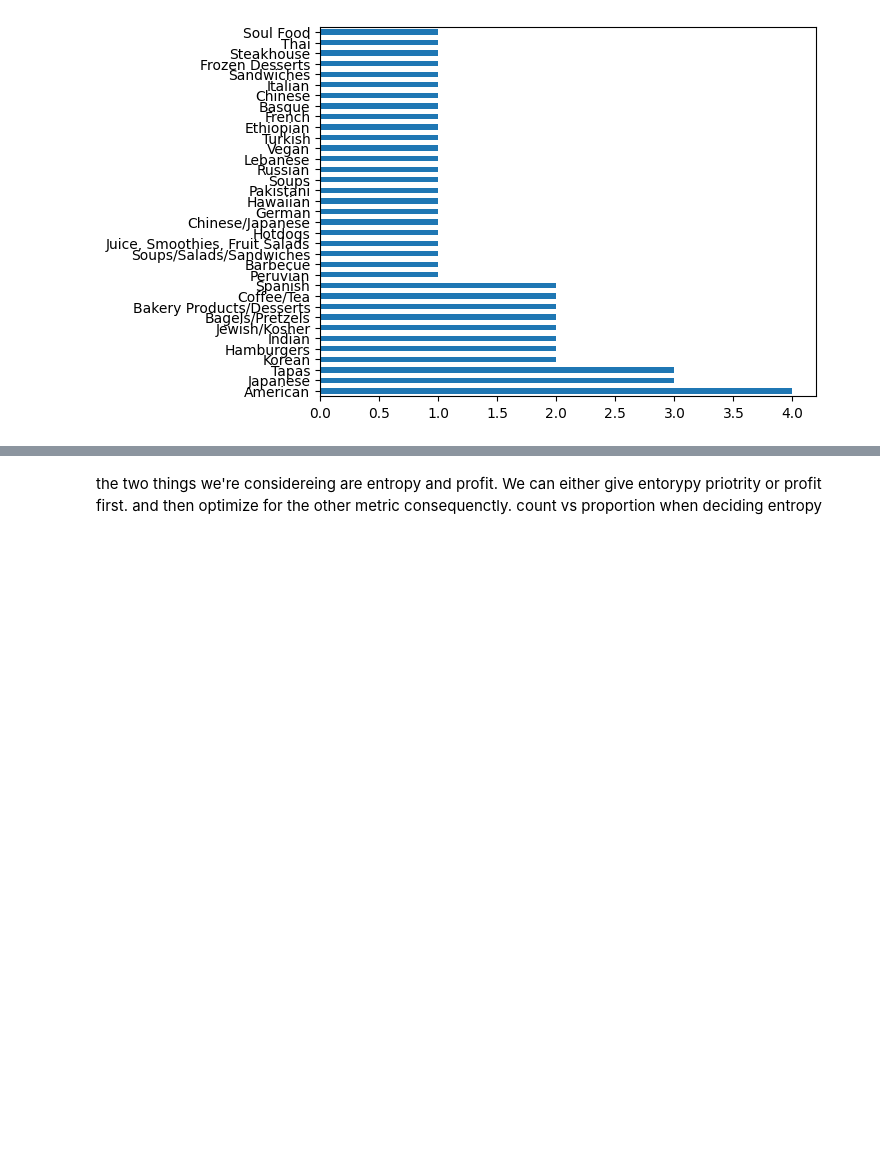
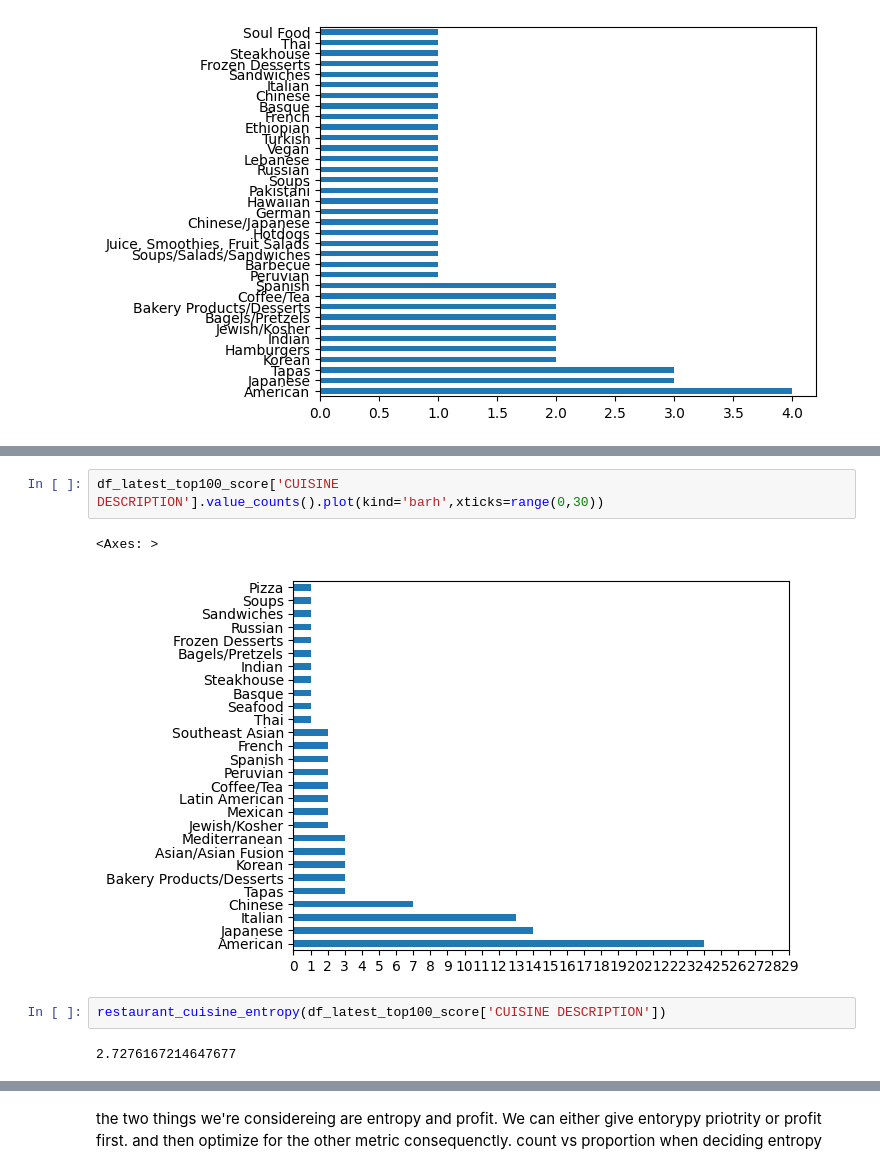
Before and after one commit to krishnakartik1/dsb-spring2023-yelp, a Jupyter notebook: ai_inference.ipynb, the cells around one changed output, grey strips where cells are left out. Saved outputs shown, nothing was run; the diff lists cells and outputs as text; blank space fills up the shorter version.

```diff
--- a/ai_inference.ipynb
+++ b/ai_inference.ipynb
@@ -264,0 +216,9 @@ len(profits)
+# %%
+df_latest_top100_score['CUISINE DESCRIPTION'].value_counts().plot(kind='barh',xticks=range(0,30))
+# %% [output]
+<Axes: >
+[figure, added]
+# %%
+restaurant_cuisine_entropy(df_latest_top100_score['CUISINE DESCRIPTION'])
+# %% [output]
+2.7276167214647677
```
Also changed, not shown: parts of 40 cells of this notebook.
